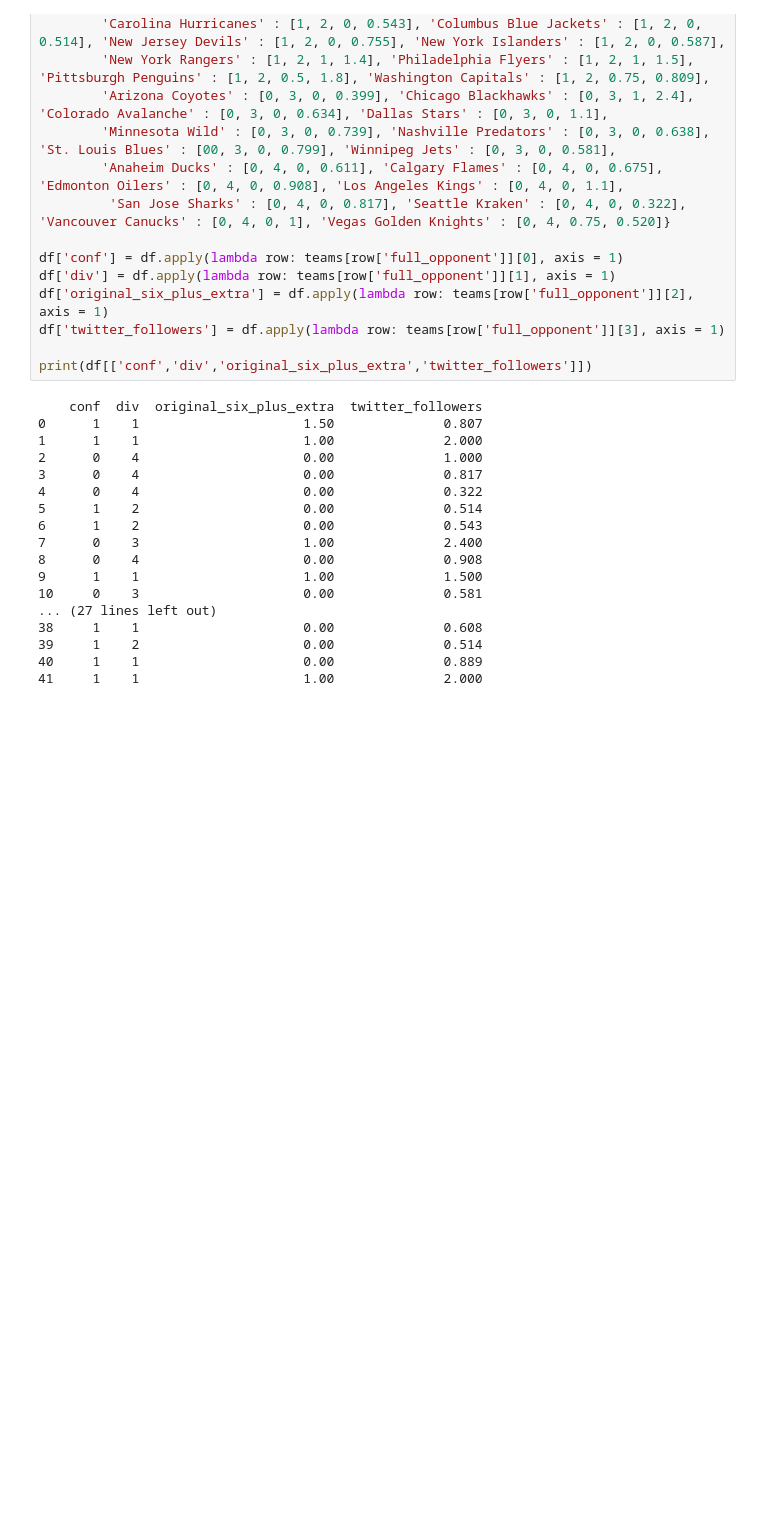
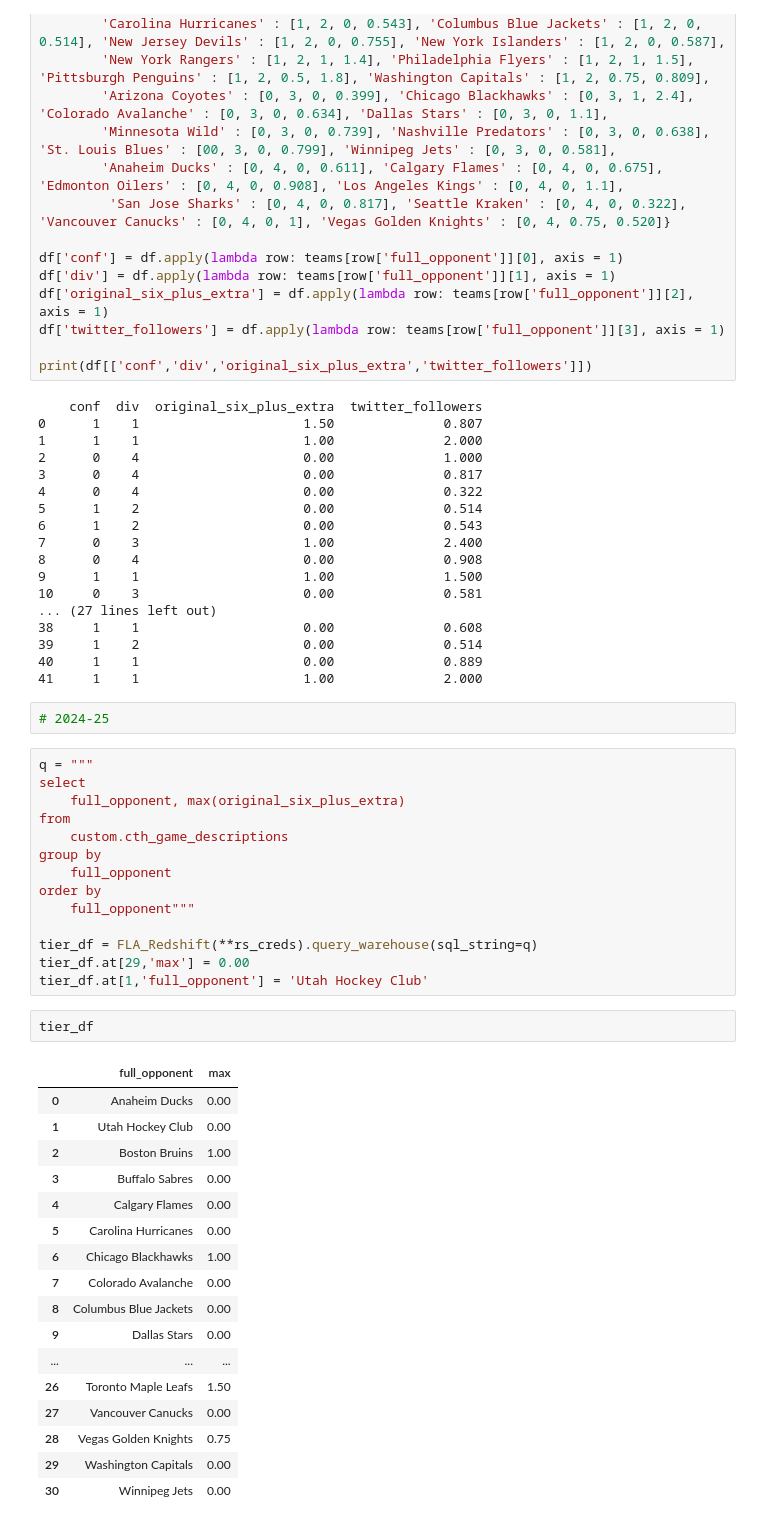
Before and after one commit to riffere-fla/pandas_party, a Jupyter notebook: game_descriptors_2324.ipynb, the cells around one changed output. Cells and saved outputs as stored; diff of their text form; blank space fills up the shorter version.

```diff
--- a/game_descriptors_2324.ipynb
+++ b/game_descriptors_2324.ipynb
@@ -219,3 +201,39 @@ print(df[['conf','div','original_six_plus_extra','twitter_followers']])
 39     1    2                     0.00              0.514
 40     1    1                     0.00              0.889
 41     1    1                     1.00              2.000
+# %%
+# 2024-25
+# %%
+q = """
+select
+    full_opponent, max(original_six_plus_extra)
+from
+    custom.cth_game_descriptions
+group by
+    full_opponent
+order by
+    full_opponent"""
+
+tier_df = FLA_Redshift(**rs_creds).query_warehouse(sql_string=q)
+tier_df.at[29,'max'] = 0.00
+tier_df.at[1,'full_opponent'] = 'Utah Hockey Club'
+# %%
+tier_df
+# %% [output]
+|  | full_opponent | max |
+| 0 | Anaheim Ducks | 0.00 |
+| 1 | Utah Hockey Club | 0.00 |
+| 2 | Boston Bruins | 1.00 |
+| 3 | Buffalo Sabres | 0.00 |
+| 4 | Calgary Flames | 0.00 |
+| 5 | Carolina Hurricanes | 0.00 |
+| 6 | Chicago Blackhawks | 1.00 |
+| 7 | Colorado Avalanche | 0.00 |
+| 8 | Columbus Blue Jackets | 0.00 |
+| 9 | Dallas Stars | 0.00 |
+| ... | ... | ... |
+| 26 | Toronto Maple Leafs | 1.50 |
+| 27 | Vancouver Canucks | 0.00 |
+| 28 | Vegas Golden Knights | 0.75 |
+| 29 | Washington Capitals | 0.00 |
+| 30 | Winnipeg Jets | 0.00 |
```
Also changed, not shown: parts of 2 cells of this notebook, 2 other files.
